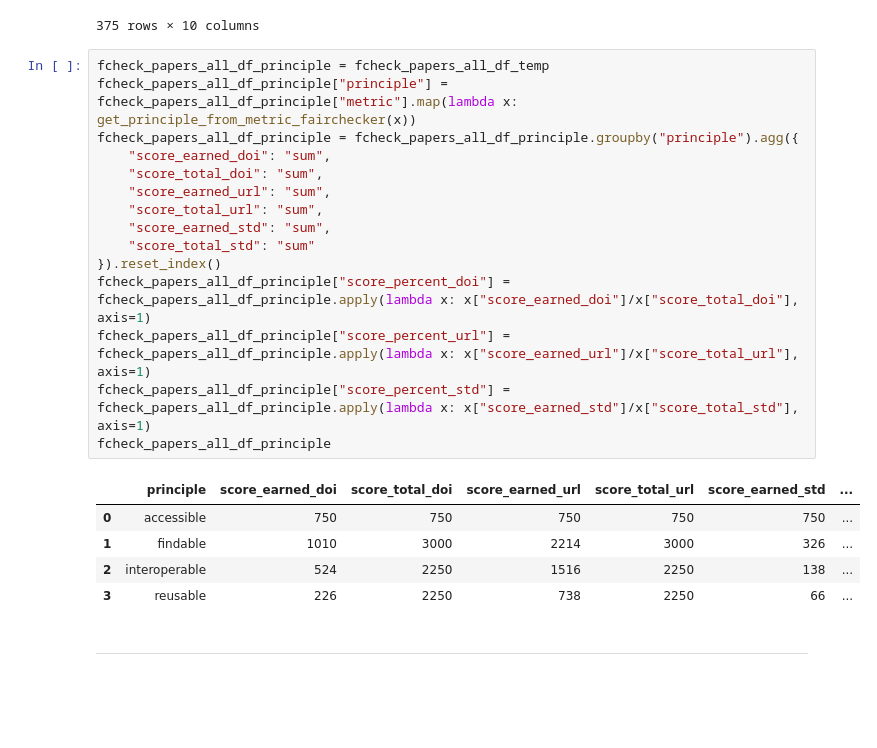
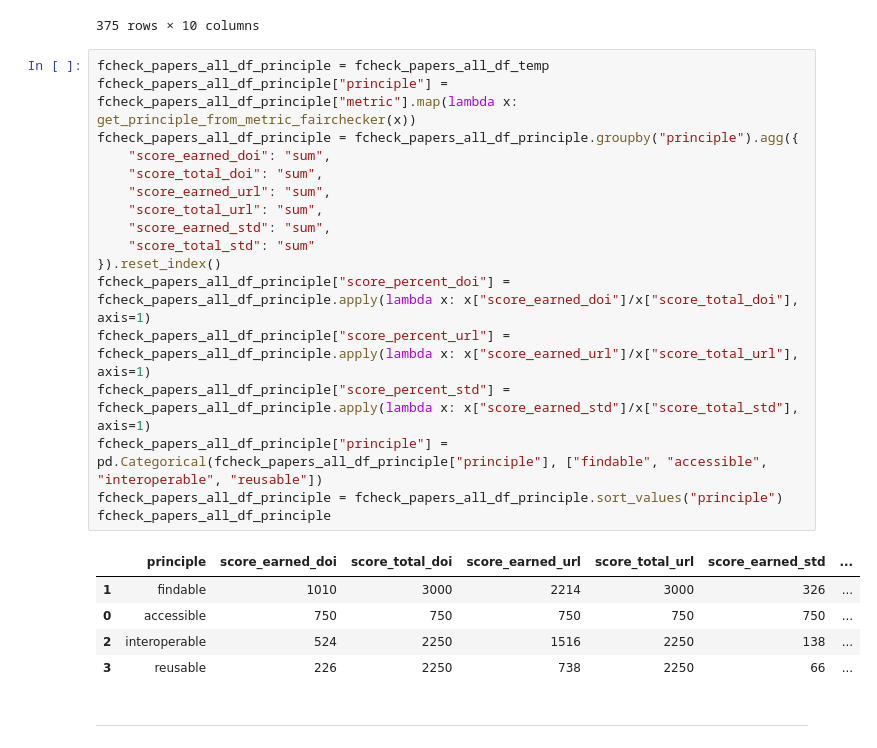
Before and after one commit to mwurzbacher/FAIRness-assessment-tools-evaluation-using-ORKG, a Jupyter notebook: Comparisons_graphs.ipynb, the cells around one changed output. Drawn from its saved outputs; the diff is of its cells as text; blank space fills up the shorter version.

```diff
--- a/Comparisons_graphs.ipynb
+++ b/Comparisons_graphs.ipynb
@@ -176,22 +176,24 @@ fcheck_papers_all_df_total
 # %%
 fcheck_papers_all_df_principle = fcheck_papers_all_df_temp
 fcheck_papers_all_df_principle["principle"] = fcheck_papers_all_df_principle["metric"].map(lambda x: get_principle_from_metric_fairchecker(x))
 fcheck_papers_all_df_principle = fcheck_papers_all_df_principle.groupby("principle").agg({
     "score_earned_doi": "sum",
     "score_total_doi": "sum",
     "score_earned_url": "sum",
     "score_total_url": "sum",
     "score_earned_std": "sum",
     "score_total_std": "sum"
 }).reset_index()
 fcheck_papers_all_df_principle["score_percent_doi"] = fcheck_papers_all_df_principle.apply(lambda x: x["score_earned_doi"]/x["score_total_doi"], axis=1)
 fcheck_papers_all_df_principle["score_percent_url"] = fcheck_papers_all_df_principle.apply(lambda x: x["score_earned_url"]/x["score_total_url"], axis=1)
 fcheck_papers_all_df_principle["score_percent_std"] = fcheck_papers_all_df_principle.apply(lambda x: x["score_earned_std"]/x["score_total_std"], axis=1)
+fcheck_papers_all_df_principle["principle"] = pd.Categorical(fcheck_papers_all_df_principle["principle"], ["findable", "accessible", "interoperable", "reusable"])
+fcheck_papers_all_df_principle = fcheck_papers_all_df_principle.sort_values("principle")
 fcheck_papers_all_df_principle
 # %% [output]
 |  | principle | score_earned_doi | score_total_doi | score_earned_url | score_total_url | score_earned_std | ... |
+| 1 | findable | 1010 | 3000 | 2214 | 3000 | 326 | ... |
 | 0 | accessible | 750 | 750 | 750 | 750 | 750 | ... |
-| 1 | findable | 1010 | 3000 | 2214 | 3000 | 326 | ... |
 | 2 | interoperable | 524 | 2250 | 1516 | 2250 | 138 | ... |
 | 3 | reusable | 226 | 2250 | 738 | 2250 | 66 | ... |
 # %% [markdown]
```
Also changed, not shown: parts of 7 cells of this notebook, 2 other files.
